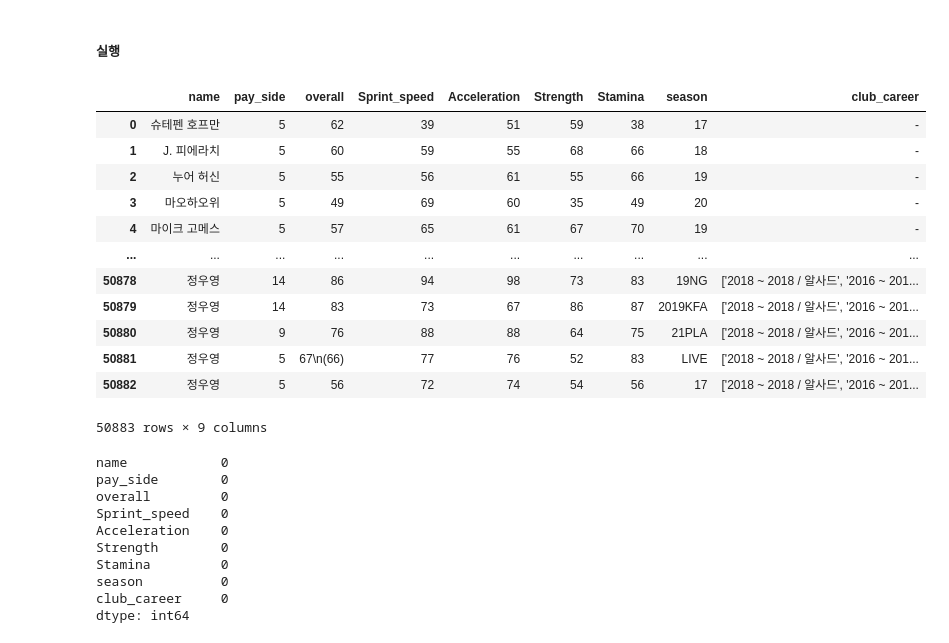
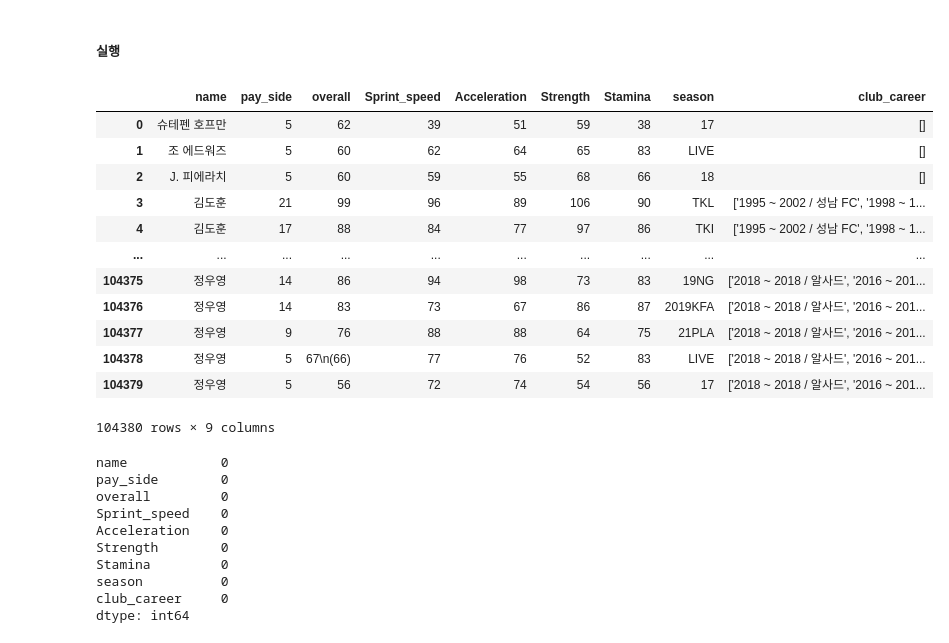
Before and after one commit to yhongju/FIFA-Online-4, a Jupyter notebook: crawling/crawling_player_info_plus.ipynb, the cells around one changed output. Drawn from its saved outputs; the diff is of its cells as text; code cells hidden in the pictures.

```diff
--- a/crawling/crawling_player_info_plus.ipynb
+++ b/crawling/crawling_player_info_plus.ipynb
@@ -465,27 +733,27 @@ def mk_club_career(data):
 # %% [markdown]
 ##### 실행
 # %%
-# # 데이터 불러오기
-# data = pd.read_csv('./data/player_info/player_info_plus.csv')
+# 데이터 불러오기
+data = pd.read_csv('./data/player_info/player_info_plus.csv')
 
-# 4. 과정을 마치고 온 경우
-data = pd.read_csv('./data/player_info/player_info_plus_final.csv')
+# # 4. 과정을 마치고 온 경우
+# data = pd.read_csv('./data/player_info/player_info_plus_final.csv')
 
 data
 # %% [output]
 |  | name | pay_side | overall | Sprint_speed | Acceleration | Strength | Stamina | season | club_career |
-| 0 | 슈테펜 호프만 | 5 | 62 | 39 | 51 | 59 | 38 | 17 | - |
-| 1 | J. 피에라치 | 5 | 60 | 59 | 55 | 68 | 66 | 18 | - |
-| 2 | 누어 허신 | 5 | 55 | 56 | 61 | 55 | 66 | 19 | - |
-| 3 | 마오하오위 | 5 | 49 | 69 | 60 | 35 | 49 | 20 | - |
-| 4 | 마이크 고메스 | 5 | 57 | 65 | 61 | 67 | 70 | 19 | - |
+| 0 | 슈테펜 호프만 | 5 | 62 | 39 | 51 | 59 | 38 | 17 | [] |
+| 1 | 조 에드워즈 | 5 | 60 | 62 | 64 | 65 | 83 | LIVE | [] |
+| 2 | J. 피에라치 | 5 | 60 | 59 | 55 | 68 | 66 | 18 | [] |
+| 3 | 김도훈 | 21 | 99 | 96 | 89 | 106 | 90 | TKL | ['1995 ~ 2002 / 성남 FC', '1998 ~ 1... |
+| 4 | 김도훈 | 17 | 88 | 84 | 77 | 97 | 86 | TKI | ['1995 ~ 2002 / 성남 FC', '1998 ~ 1... |
 | ... | ... | ... | ... | ... | ... | ... | ... | ... | ... |
-| 50878 | 정우영 | 14 | 86 | 94 | 98 | 73 | 83 | 19NG | ['2018 ~ 2018 / 알사드', '2016 ~ 201... |
-| 50879 | 정우영 | 14 | 83 | 73 | 67 | 86 | 87 | 2019KFA | ['2018 ~ 2018 / 알사드', '2016 ~ 201... |
-| 50880 | 정우영 | 9 | 76 | 88 | 88 | 64 | 75 | 21PLA | ['2018 ~ 2018 / 알사드', '2016 ~ 201... |
-| 50881 | 정우영 | 5 | 67\n(66) | 77 | 76 | 52 | 83 | LIVE | ['2018 ~ 2018 / 알사드', '2016 ~ 201... |
-| 50882 | 정우영 | 5 | 56 | 72 | 74 | 54 | 56 | 17 | ['2018 ~ 2018 / 알사드', '2016 ~ 201... |
+| 104375 | 정우영 | 14 | 86 | 94 | 98 | 73 | 83 | 19NG | ['2018 ~ 2018 / 알사드', '2016 ~ 201... |
+| 104376 | 정우영 | 14 | 83 | 73 | 67 | 86 | 87 | 2019KFA | ['2018 ~ 2018 / 알사드', '2016 ~ 201... |
+| 104377 | 정우영 | 9 | 76 | 88 | 88 | 64 | 75 | 21PLA | ['2018 ~ 2018 / 알사드', '2016 ~ 201... |
+| 104378 | 정우영 | 5 | 67\n(66) | 77 | 76 | 52 | 83 | LIVE | ['2018 ~ 2018 / 알사드', '2016 ~ 201... |
+| 104379 | 정우영 | 5 | 56 | 72 | 74 | 54 | 56 | 17 | ['2018 ~ 2018 / 알사드', '2016 ~ 201... |
-50883 rows × 9 columns
+104380 rows × 9 columns
 # %%
 # 결측값 확인
 data.isna().sum()
```
Also changed, not shown: parts of 41 cells of this notebook.
